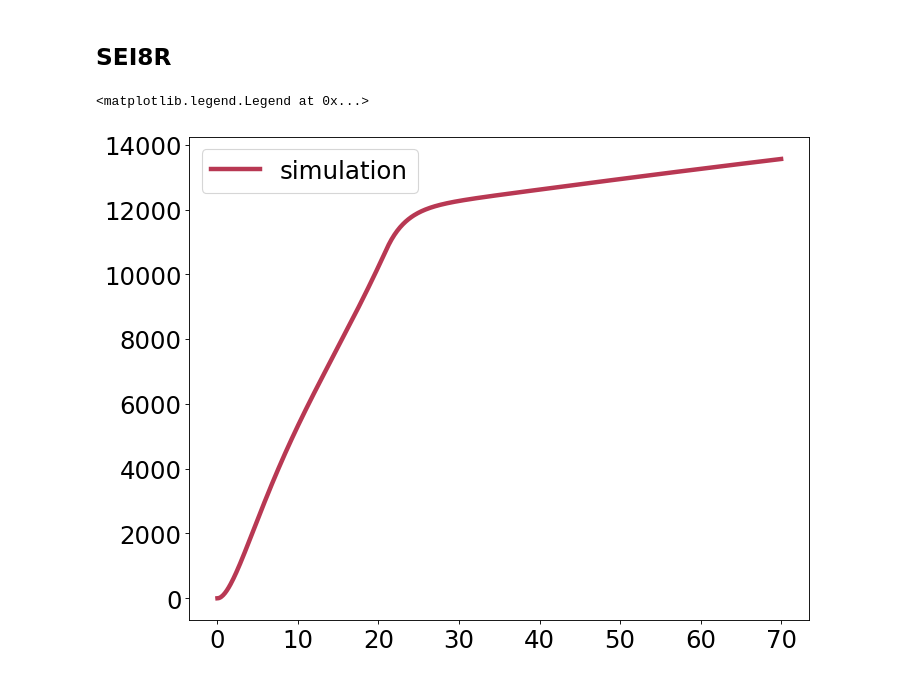
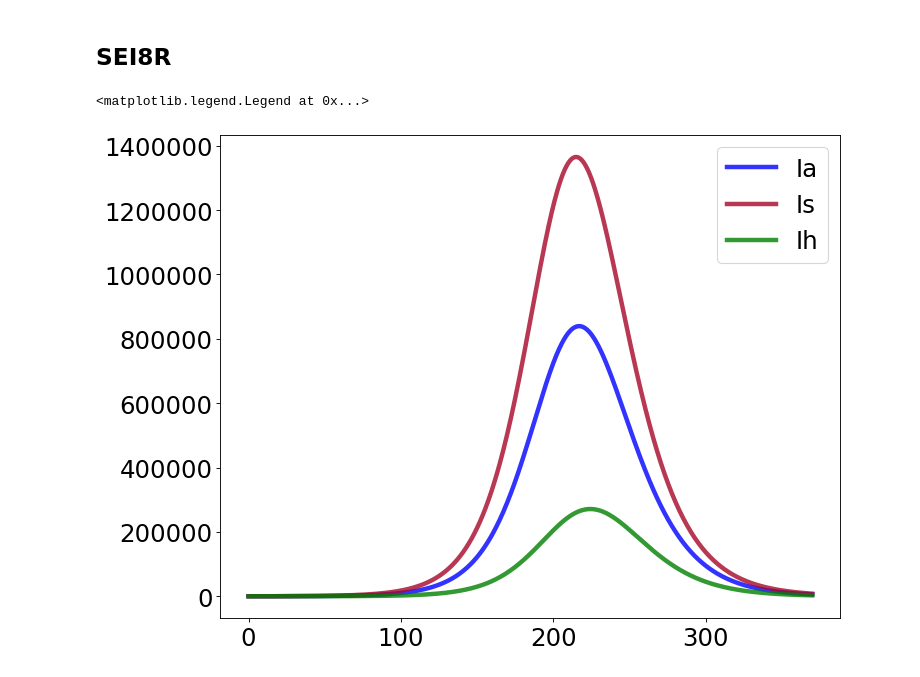
Before and after one commit to rajeshrinet/pyross, a Jupyter notebook: examples/deterministic/ex11-SEI8R.ipynb, the cells around one changed output. Saved outputs shown, nothing was run; the diff lists cells and outputs as text; code cells hidden in the pictures.

```diff
--- a/examples/deterministic/ex11-SEI8R.ipynb
+++ b/examples/deterministic/ex11-SEI8R.ipynb
@@ -38,7 +38,7 @@ CH, CW, CS, CO = pyross.contactMatrix.India()
 generator = pyross.contactMatrix.ContactMatrixFunction(CH, CW, CS, CO)
 
 
-Tf=70;  Nf=600
+Tf=370;  Nf=600
 times= [21, Tf] # temporal boundaries between different contact-behaviour
 aW, aS, aO = 0.3, 0.2, 0.8
 
@@ -59,7 +59,6 @@ gIa   = 1./7                # removal rate of asymptomatic infectives
 gIs   = 1./4.82                # removal rate of symptomatic infectives
 alpha = 0.3                 # fraction of asymptomatic infectives
 fsa   = 1                 # the self-isolation parameter
-fh    = 0.2
 gIh   = 1/10
 gIc   = 1/10
 
@@ -80,10 +79,10 @@ mm   = 0.4*np.ones(M)       # mortality from IC
 
 
 # initial conditions
-Is_0 = np.zeros((M));  #Is_0[6:13]=8;  Is_0[2:6]=4; Is_0[13:16]=4
+Is_0 = np.zeros((M));  Is_0[6:13]=8;  Is_0[2:6]=4; Is_0[13:16]=4
 
 
-Ia_0 = 1000*np.ones((M));
+Ia_0 = 10*np.ones((M));
 R_0  = np.zeros((M))
 E_0  = np.zeros((M))
 Ih_0  = np.zeros((M))
@@ -98,7 +97,7 @@ S_0  = Ni - (E_0 + Ia_0 + Is_0 + Isp_0+ Icp_0+ Ihp_0 + Ih_0 + Ic_0  + R_0)
 # intantiate model
 parameters = {'alpha':alpha,'beta':beta, 'gIa':gIa,'gIs':gIs,
               'gIh':gIh,'gIc':gIc,  'gE':gE,
-              'fsa':fsa, 'fh':fh, 'gIsp':gIsp, 'gIcp':gIcp, 'gIhp':gIhp,
+              'fsa':fsa,  'gIsp':gIsp, 'gIcp':gIcp, 'gIhp':gIhp,
               'sa':sa, 'hh':hh, 'cc':cc, 'mm':mm}
 model = pyross.deterministic.SEI8R(parameters, M, Ni)
 data  = model.simulate(S_0, E_0, Ia_0, Is_0, Isp_0, Ih_0,
@@ -106,10 +105,15 @@ data  = model.simulate(S_0, E_0, Ia_0, Is_0, Isp_0, Ih_0,
 # %%
 fig = plt.figure(num=None, figsize=(10, 8), dpi=80, facecolor='w', edgecolor='k')
 
-Is = model.Is(data); plt.rcParams.update({'font.size': 22})
+Is = model.Is(data);
+Ih = model.Ih(data);
+Ia  = model.Ia(data);
+plt.rcParams.update({'font.size': 22})
 #plt.plot(totCases, 'o-', lw=4, color='#348ABD', ms=16, label='data', alpha=0.5)
-plt.plot(data['t'], Is.sum(axis=1), '-', lw=4, color='#A60628', label='simulation', alpha=0.8)
+plt.plot(data['t'], Ia.sum(axis=1), '-', lw=4, color='b', label='Ia', alpha=0.8)
+plt.plot(data['t'], Is.sum(axis=1), '-', lw=4, color='#A60628', label='Is', alpha=0.8)
+plt.plot(data['t'], Ih.sum(axis=1), '-', lw=4, color='g', label='Ih', alpha=0.8)
 plt.legend()
 # %% [output]
 <matplotlib.legend.Legend at 0x...>
-[figure, old version]
+[figure, new version]
```
Also changed, not shown: parts of 1 cell of this notebook, 2 other files.
